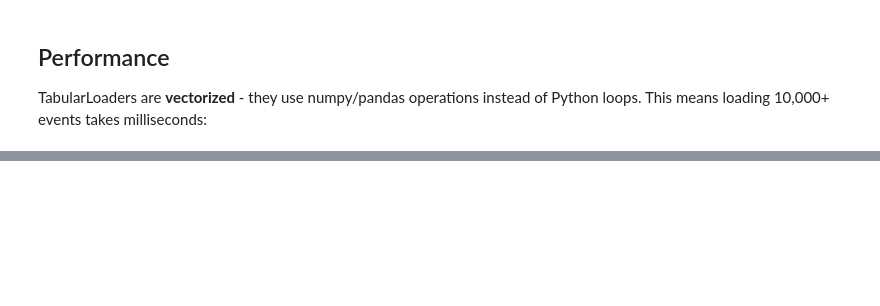
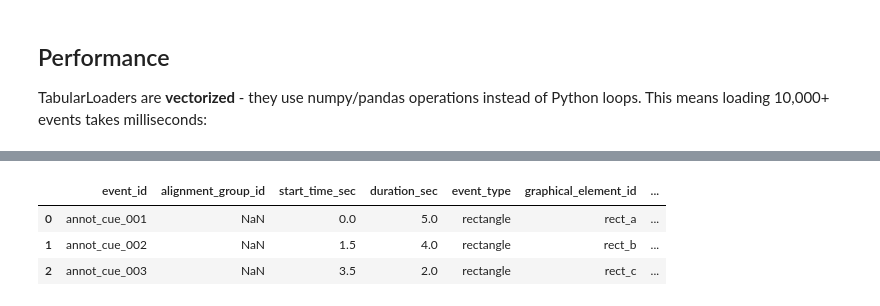
Before and after one commit to TimeToAlign/timetoalign, a Jupyter notebook: docs/notebooks/02a_tabular_loaders.ipynb, the cells around one changed output, grey strips where cells are left out. Cells and saved outputs as stored; diff of their text form; code cells hidden in the pictures; blank space fills up the shorter version.

```diff
--- a/docs/notebooks/02a_tabular_loaders.ipynb
+++ b/docs/notebooks/02a_tabular_loaders.ipynb
@@ -127,0 +168,11 @@ class MyLoader(CsvLoader):
+# %%
+# Preview the file structure
+import pandas as pd
+
+preview = pd.read_csv(THORESEN / "thoresen_test.tsv", sep="\t", nrows=3)
+preview
+# %% [output]
+|  | event_id | alignment_group_id | start_time_sec | duration_sec | event_type | graphical_element_id | ... |
+| 0 | annot_cue_001 | NaN | 0.0 | 5.0 | rectangle | rect_a | ... |
+| 1 | annot_cue_002 | NaN | 1.5 | 4.0 | rectangle | rect_b | ... |
+| 2 | annot_cue_003 | NaN | 3.5 | 2.0 | rectangle | rect_c | ... |
```
Also changed, not shown: parts of 34 cells of this notebook, 17 other files.
